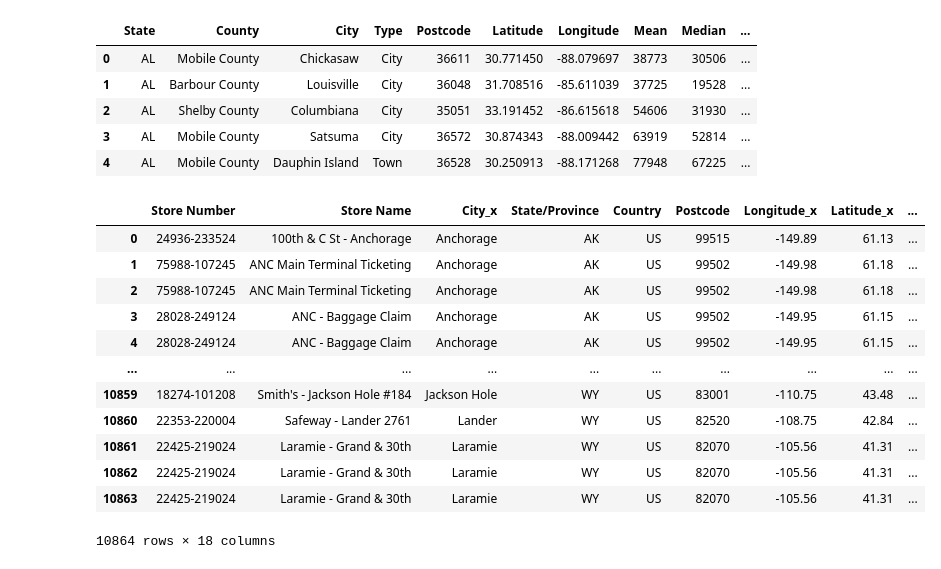
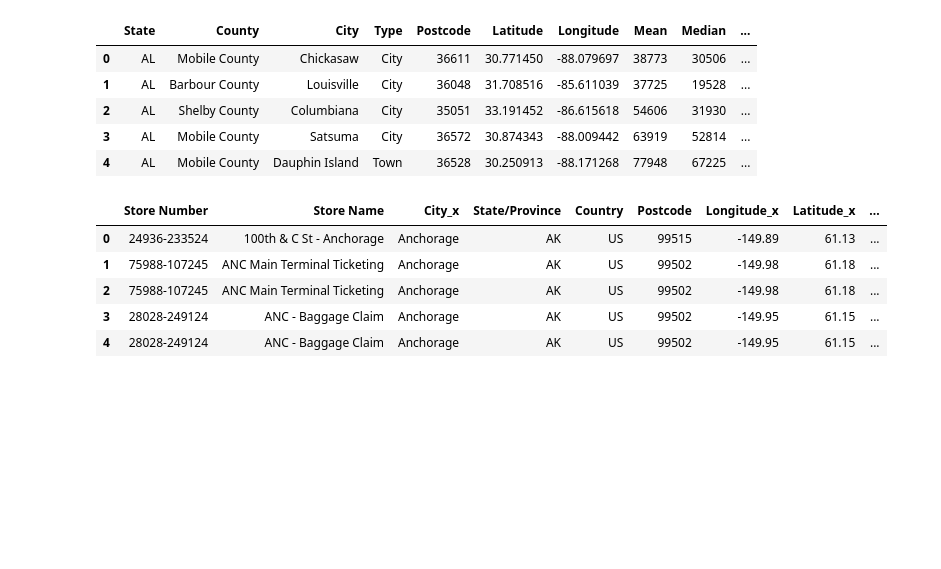
Before and after one commit to AnaLindaPenny/project-one, a Jupyter notebook: StarbucksLocationsVs.HouseholdIncome.ipynb, the cells around one changed output. Drawn from its saved outputs; the diff is of its cells as text; code cells hidden in the pictures; blank space fills up the shorter version.

Commit message:
Analysis on combined data

```diff
--- a/StarbucksLocationsVs.HouseholdIncome.ipynb
+++ b/StarbucksLocationsVs.HouseholdIncome.ipynb
@@ -4,5 +6,5 @@ import matplotlib.pyplot as plt
 # %%
-starbucks_csvfile = 'starbucks.csv'
+starbucks_csvfile = 'Cleaned_Starbucks_Data/starbucks.csv'
 income_csvfile = 'Resources/cleaned_income_df.csv'
 
 starbucks_data = pd.read_csv(starbucks_csvfile)
@@ -52,20 +54,13 @@ income_df.head()
 income_df['Postcode'] = income_df['Postcode'].apply(str)
 # %%
 combined_df = pd.merge(starbucks_data, income_df, on="Postcode", how="inner")
-combined_df
+combined_df.head()
 # %% [output]
 |  | Store Number | Store Name | City_x | State/Province | Country | Postcode | Longitude_x | Latitude_x | ... |
 | 0 | 24936-233524 | 100th & C St - Anchorage | Anchorage | AK | US | 99515 | -149.89 | 61.13 | ... |
 | 1 | 75988-107245 | ANC Main Terminal Ticketing | Anchorage | AK | US | 99502 | -149.98 | 61.18 | ... |
 | 2 | 75988-107245 | ANC Main Terminal Ticketing | Anchorage | AK | US | 99502 | -149.98 | 61.18 | ... |
 | 3 | 28028-249124 | ANC - Baggage Claim | Anchorage | AK | US | 99502 | -149.95 | 61.15 | ... |
 | 4 | 28028-249124 | ANC - Baggage Claim | Anchorage | AK | US | 99502 | -149.95 | 61.15 | ... |
-| ... | ... | ... | ... | ... | ... | ... | ... | ... | ... |
-| 10859 | 18274-101208 | Smith's - Jackson Hole #184 | Jackson Hole | WY | US | 83001 | -110.75 | 43.48 | ... |
-| 10860 | 22353-220004 | Safeway - Lander 2761 | Lander | WY | US | 82520 | -108.75 | 42.84 | ... |
-| 10861 | 22425-219024 | Laramie - Grand & 30th | Laramie | WY | US | 82070 | -105.56 | 41.31 | ... |
-| 10862 | 22425-219024 | Laramie - Grand & 30th | Laramie | WY | US | 82070 | -105.56 | 41.31 | ... |
-| 10863 | 22425-219024 | Laramie - Grand & 30th | Laramie | WY | US | 82070 | -105.56 | 41.31 | ... |
-10864 rows × 18 columns
 # %%
 clean_df = combined_df.drop_duplicates(["Store Name"], keep='last')
```
Also changed, not shown: parts of 9 cells of this notebook.
